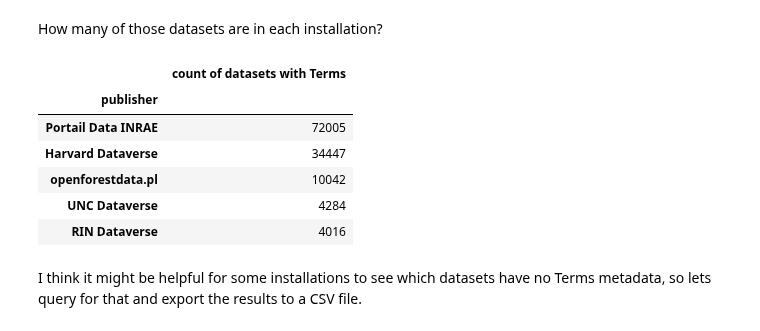
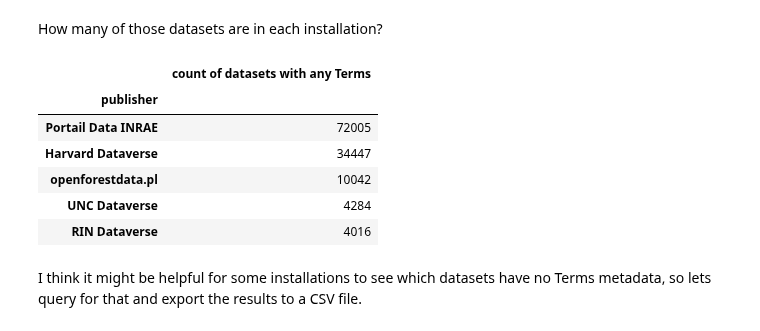
Before and after one commit to jggautier/ux-research-data-analysis, a Jupyter notebook: notebooks/Terms_metadata_in_Dataverse_repositories/Datasets with license plus terms of use metadata/Datasets with license plus terms of use metadata.ipynb, the cells around one changed output. Drawn from its saved outputs; the diff is of its cells as text; code cells hidden in the pictures.

```diff
--- a/notebooks/Terms_metadata_in_Dataverse_repositories/Datasets with license plus terms of use metadata/Datasets with license plus terms of use metadata.ipynb
+++ b/notebooks/Terms_metadata_in_Dataverse_repositories/Datasets with license plus terms of use metadata/Datasets with license plus terms of use metadata.ipynb
@@ -104,11 +105,14 @@ countDatasetsByInstallation.head()
 # %% [markdown]
 How many of those datasets have metadata with any Terms information?
 # %%
-# Retain only columns containing the publisher and dataset PID and any values in the license and Terms of Use fields
+# Retain only columns containing the publisher name, dataset PID, the date when the latest version was published, and any values in the license and Terms of Use fields
 latestversion = latestversion[[
-    'publisher', 'persistentUrl', 'license', 'termsOfUse', 'confidentialityDeclaration', 'specialPermissions',
+    'publisher', 'persistentUrl', 'versionCreateTime', 'license', 'termsOfUse', 'confidentialityDeclaration', 'specialPermissions',
     'restrictions', 'citationRequirements', 'depositorRequirements', 'conditions', 'disclaimer'
 ]]
+
+# Make sure the versionCreateTime column is recognized as a date field
+latestversion['versionCreateTime']= pd.to_datetime(latestversion['versionCreateTime'])
 # %%
 # List unique licences in all repositories' license fields
 latestversion.license.unique()
@@ -123,10 +127,10 @@ latestversionAnyTerms = (latestversion
 # %% [markdown]
 How many of those datasets are in each installation?
 # %%
-countDatasetsWithTermsByInstallation = latestversionAnyTerms.value_counts(subset=['publisher']).to_frame('count of datasets with Terms')
+countDatasetsWithTermsByInstallation = latestversionAnyTerms.value_counts(subset=['publisher']).to_frame('count of datasets with any Terms')
 countDatasetsWithTermsByInstallation.head()
 # %% [output]
-|  | count of datasets with Terms |
+|  | count of datasets with any Terms |
 | publisher |  |
 | Portail Data INRAE | 72005 |
 | Harvard Dataverse | 34447 |
```
Also changed, not shown: parts of 4 cells of this notebook.
